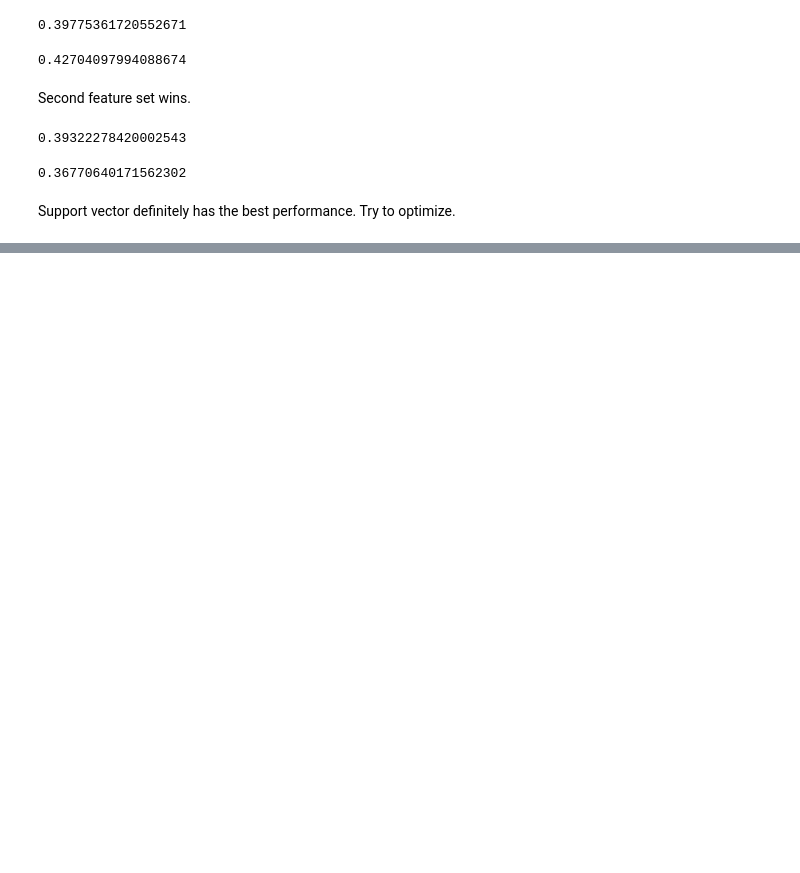
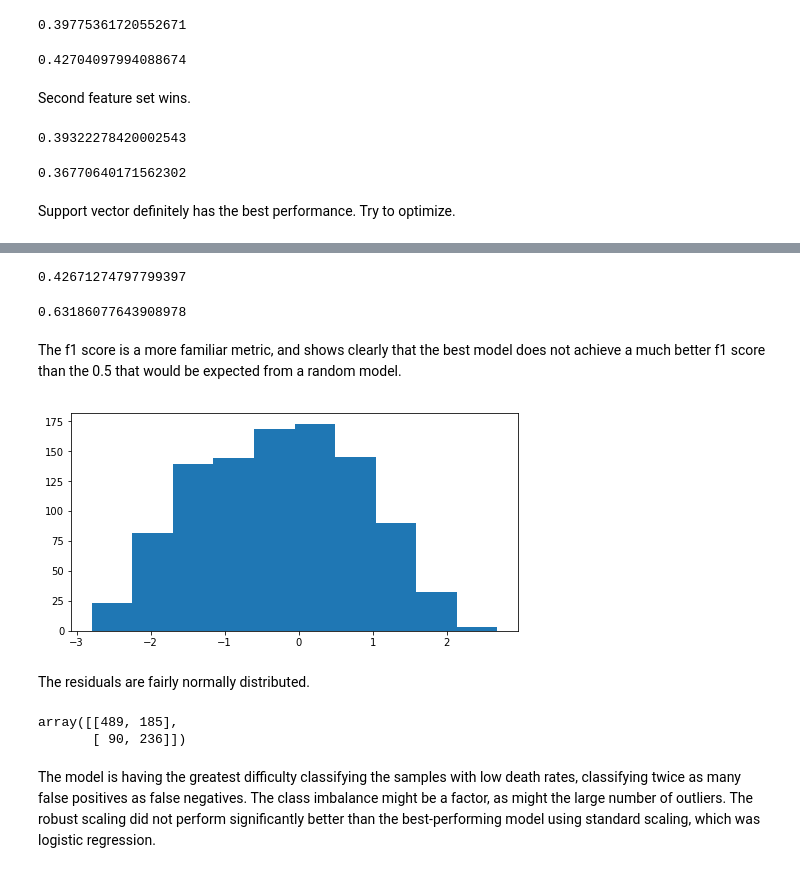
Before and after one commit to vincegiorno/drug_deaths, a Jupyter notebook: drug_deaths.ipynb, the cells around one changed output, grey strips where cells are left out. Saved outputs shown, nothing was run; the diff lists cells and outputs as text; code cells hidden in the pictures; blank space fills up the shorter version.

```diff
--- a/drug_deaths.ipynb
+++ b/drug_deaths.ipynb
@@ -1054 +1055,6 @@ Support vector definitely has the best performance. Try to optimize.
 from sklearn.svm import NuSVC
+# %%
+params = {'C':[.1, 1, 3, 5, 7], 'kernel': ['linear', 'poly', 'rbf', 'sigmoid'], 'degree': [2, 3, 4],
+          'gamma': [.01, .05, .1, .5], 'coef0': [0, 1], 'tol': [1e-4, 5e-3, 1e-3]}
+model = GridSearchCV(svc, param_grid=params)
+model.fit(Xr2_noxx_train, Y_2_noxx_train)
@@ -1054,0 +1071,27 @@ from sklearn.svm import NuSVC
+# %%
+matthews_corrcoef(Y_2_noxx_test, model.predict(Xr2_noxx_test))
+# %% [output]
+0.42671274797799397
+# %%
+from sklearn.metrics import f1_score
+Y_f1 = [1 if p == '16-31.9' else 0 for p in Y_2_noxx_test]
+pred_f1 = [1 if p == '16-31.9' else 0 for p in model.predict(Xr2_noxx_test)]
+f1_score(Y_f1, pred_f1)
+# %% [output]
+0.63186077643908978
+# %% [markdown]
+The f1 score is a more familiar metric, and shows clearly that the best model does not achieve a much better f1 score than the 0.5 that would be expected from a random model.
+# %%
+fig = plt.hist(model.decision_function(Xr2_noxx_test))
+# %% [output]
+[figure, added]
+# %% [markdown]
+The residuals are fairly normally distributed.
+# %%
+from sklearn.metrics import confusion_matrix
+confusion_matrix(Y_f1, pred_f1)
+# %% [output]
+array([[489, 185],
+       [ 90, 236]])
+# %% [markdown]
+The model is having the greatest difficulty classifying the samples with low death rates, classifying twice as many false positives as false negatives. The class imbalance might be a factor, as might the large number of outliers. The robust scaling did not perform significantly better than the best-performing model using standard scaling, which was logistic regression.
```
Also changed, not shown: parts of 4 cells of this notebook.
